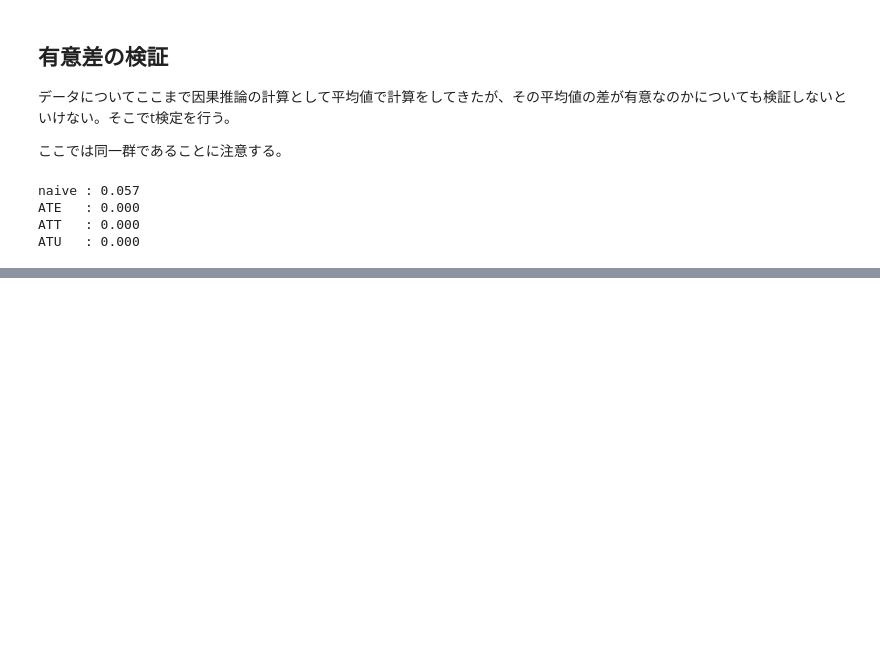
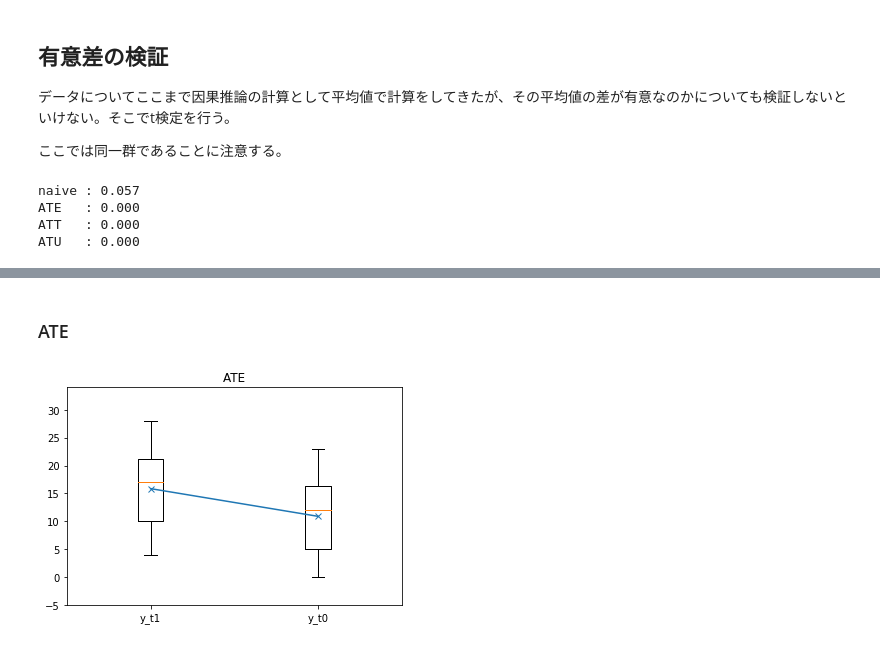
Before and after one commit to NTanaka1994/DataAnalysis, a Jupyter notebook: 疫学的因果関係/relation.ipynb, the cells around one changed output, grey strips where cells are left out. Cells and saved outputs as stored; diff of their text form; code cells hidden in the pictures; blank space fills up the shorter version.

```diff
--- a/疫学的因果関係/relation.ipynb
+++ b/疫学的因果関係/relation.ipynb
@@ -245,0 +269,10 @@ ATU   : 0.000
+# %% [markdown]
+### ATE
+# %%
+plt.boxplot([df["y_t1"], df["y_t0"]], positions=[0, 1], labels=["y_t1", "y_t0"])
+plt.plot([0, 1], [df["y_t1"].mean(), df["y_t0"].mean()], marker="x")
+plt.title("ATE")
+plt.ylim(min(df.values.flatten())-5, max(df.values.flatten()+5))
+plt.show()
+# %% [output]
+[figure, added]
```
Also changed, not shown: parts of 14 cells of this notebook.
